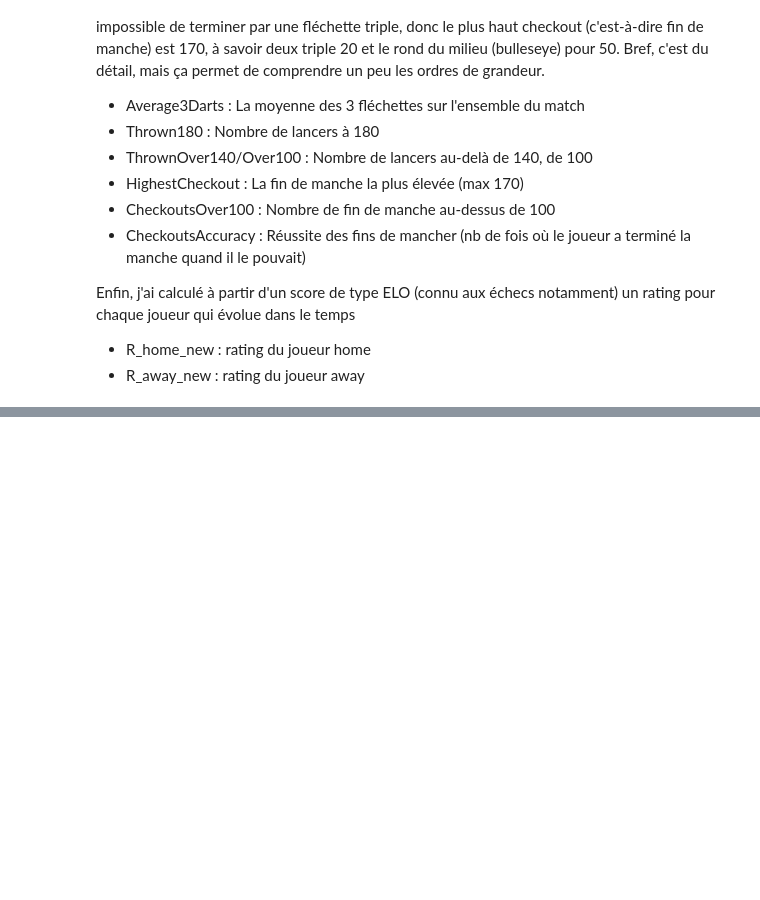
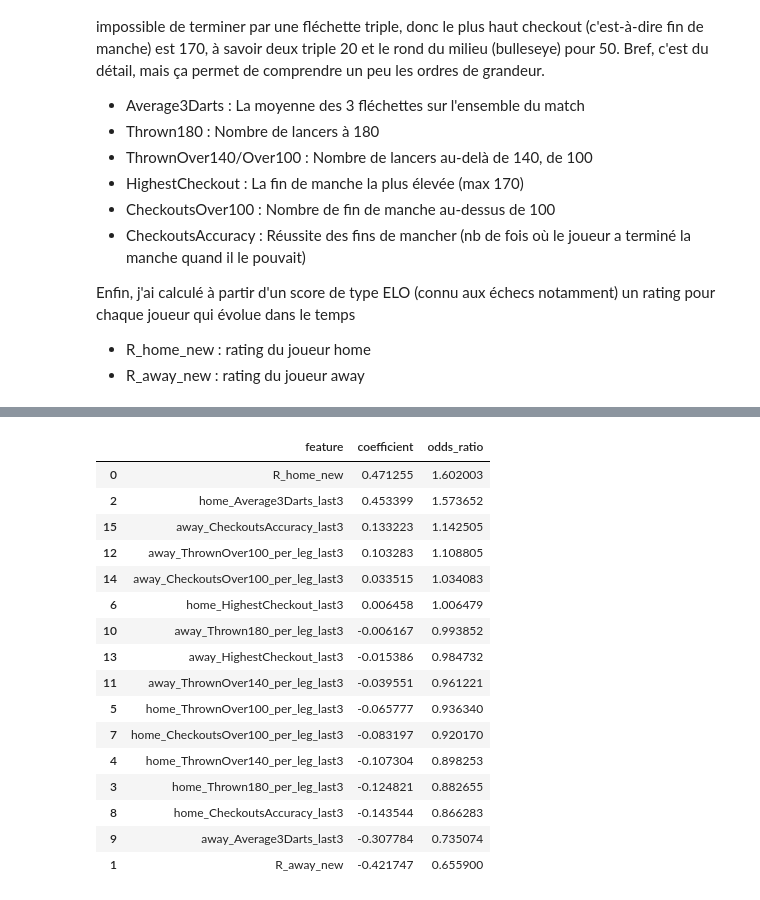
Before and after one commit to Juleslapeuf/APS, a Jupyter notebook: main.ipynb, the cells around one changed output, grey strips where cells are left out. Saved outputs shown, nothing was run; the diff lists cells and outputs as text; code cells hidden in the pictures; blank space fills up the shorter version.

```diff
--- a/main.ipynb
+++ b/main.ipynb
@@ -114,0 +376,10 @@ df_moyennes.head()
+# %%
+X_train, X_test, y_train, y_test = train_test_split(
+    X,
+    y,
+    test_size=0.20,
+    shuffle=False
+)
+
+print("Observations d'entraînement :", len(X_train))
+print("Observations de test :", len(X_test))
@@ -114,0 +389,18 @@ df_moyennes.head()
+# %%
+logistic_model = Pipeline(
+    steps=[
+        # Remplacement des éventuelles valeurs manquantes
+        ("imputer", SimpleImputer(strategy="median")),
+
+        # Mise à l'échelle des variables
+        ("scaler", StandardScaler()),
+
+        # Régression logistique
+        ("logistic_regression", LogisticRegression(
+            max_iter=1000,
+            random_state=42
+        ))
+    ]
+)
+
+logistic_model.fit(X_train, y_train)
@@ -114,0 +480,35 @@ df_moyennes.head()
+# %%
+coefficients = (
+    logistic_model
+    .named_steps["logistic_regression"]
+    .coef_[0]
+)
+
+coefficients_df = pd.DataFrame({
+    "feature": features,
+    "coefficient": coefficients,
+    "odds_ratio": np.exp(coefficients)
+}).sort_values(
+    by="coefficient",
+    ascending=False
+)
+
+display(coefficients_df)
+# %% [output]
+|  | feature | coefficient | odds_ratio |
+| 0 | R_home_new | 0.471255 | 1.602003 |
+| 2 | home_Average3Darts_last3 | 0.453399 | 1.573652 |
+| 15 | away_CheckoutsAccuracy_last3 | 0.133223 | 1.142505 |
+| 12 | away_ThrownOver100_per_leg_last3 | 0.103283 | 1.108805 |
+| 14 | away_CheckoutsOver100_per_leg_last3 | 0.033515 | 1.034083 |
+| 6 | home_HighestCheckout_last3 | 0.006458 | 1.006479 |
+| 10 | away_Thrown180_per_leg_last3 | -0.006167 | 0.993852 |
+| 13 | away_HighestCheckout_last3 | -0.015386 | 0.984732 |
+| 11 | away_ThrownOver140_per_leg_last3 | -0.039551 | 0.961221 |
+| 5 | home_ThrownOver100_per_leg_last3 | -0.065777 | 0.936340 |
+| 7 | home_CheckoutsOver100_per_leg_last3 | -0.083197 | 0.920170 |
+| 4 | home_ThrownOver140_per_leg_last3 | -0.107304 | 0.898253 |
+| 3 | home_Thrown180_per_leg_last3 | -0.124821 | 0.882655 |
+| 8 | home_CheckoutsAccuracy_last3 | -0.143544 | 0.866283 |
+| 9 | away_Average3Darts_last3 | -0.307784 | 0.735074 |
+| 1 | R_away_new | -0.421747 | 0.655900 |
```
Also changed, not shown: parts of 33 cells of this notebook, 1 other file.
